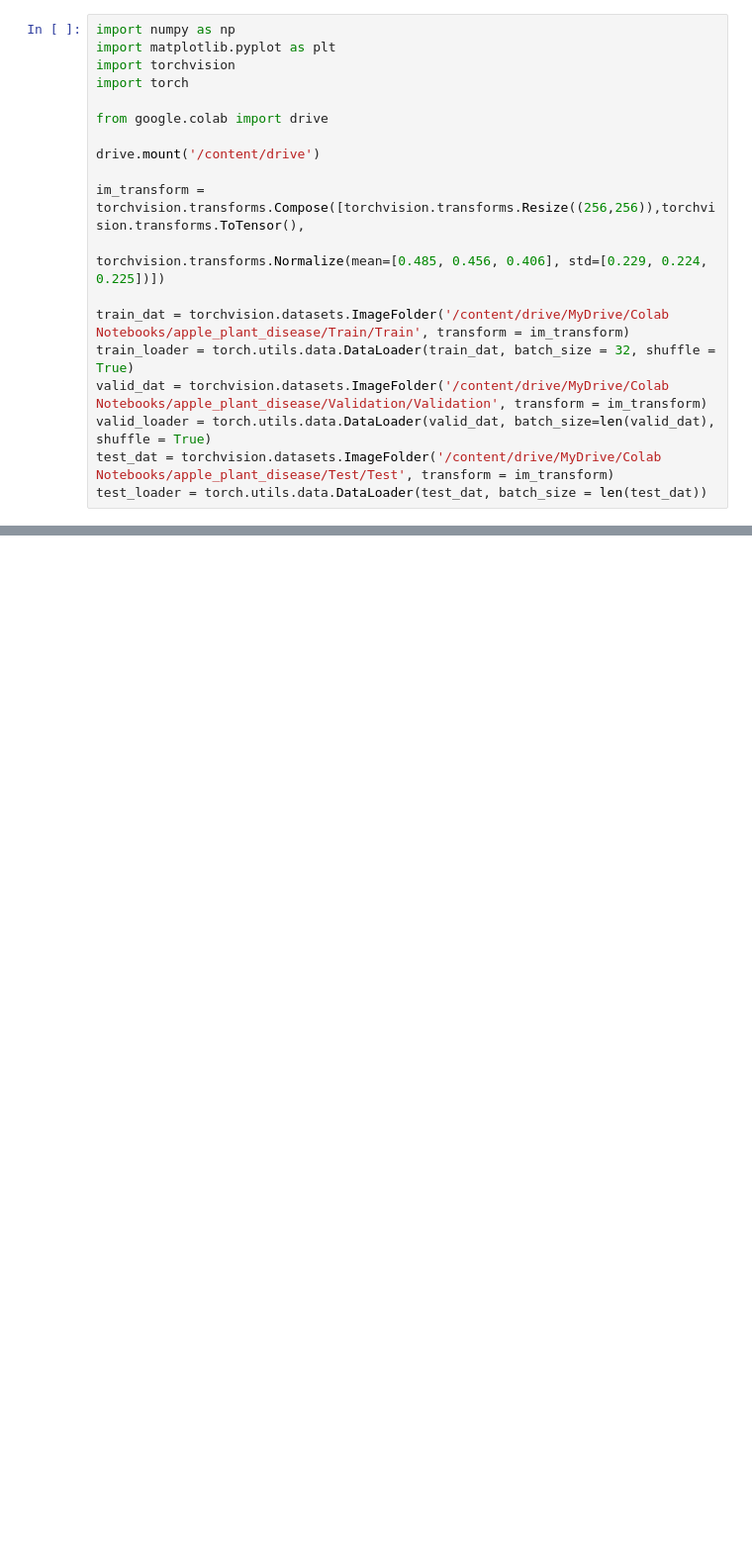
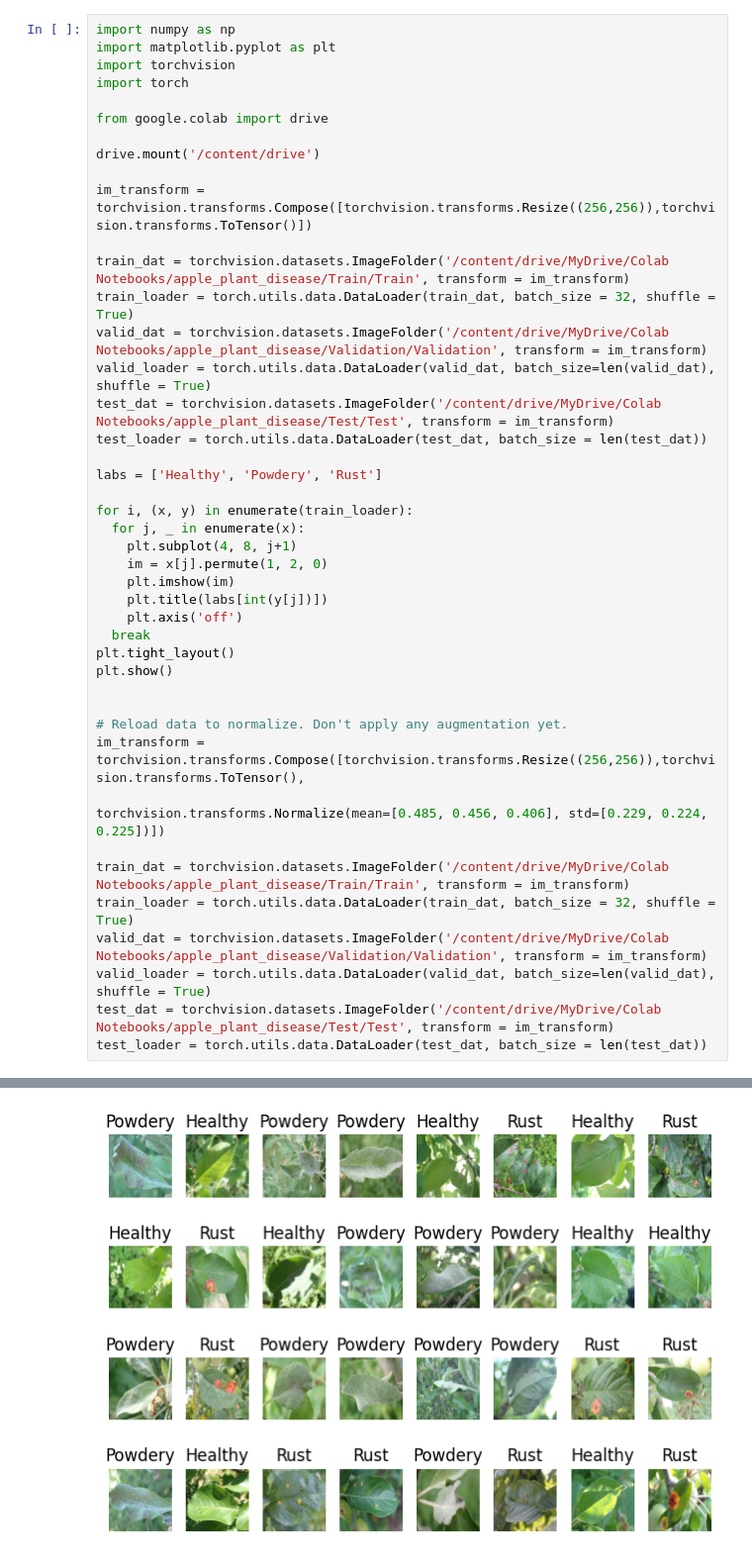
Before and after one commit to csch7/CSCI-4170, a Jupyter notebook: Homework-05/CNNs.ipynb, the cells around one changed output, grey strips where cells are left out. Shown: that part at 99% size. Cells and saved outputs as stored; diff of their text form; blank space fills up the shorter version.

```diff
--- a/Homework-05/CNNs.ipynb
+++ b/Homework-05/CNNs.ipynb
@@ -10,6 +17,30 @@ from google.colab import drive
 
 drive.mount('/content/drive')
 
+im_transform = torchvision.transforms.Compose([torchvision.transforms.Resize((256,256)),torchvision.transforms.ToTensor()])
+
+train_dat = torchvision.datasets.ImageFolder('/content/drive/MyDrive/Colab Notebooks/apple_plant_disease/Train/Train', transform = im_transform)
+train_loader = torch.utils.data.DataLoader(train_dat, batch_size = 32, shuffle = True)
+valid_dat = torchvision.datasets.ImageFolder('/content/drive/MyDrive/Colab Notebooks/apple_plant_disease/Validation/Validation', transform = im_transform)
+valid_loader = torch.utils.data.DataLoader(valid_dat, batch_size=len(valid_dat), shuffle = True)
+test_dat = torchvision.datasets.ImageFolder('/content/drive/MyDrive/Colab Notebooks/apple_plant_disease/Test/Test', transform = im_transform)
+test_loader = torch.utils.data.DataLoader(test_dat, batch_size = len(test_dat))
+
+labs = ['Healthy', 'Powdery', 'Rust']
+
+for i, (x, y) in enumerate(train_loader):
+  for j, _ in enumerate(x):
+    plt.subplot(4, 8, j+1)
+    im = x[j].permute(1, 2, 0)
+    plt.imshow(im)
+    plt.title(labs[int(y[j])])
+    plt.axis('off')
+  break
+plt.tight_layout()
+plt.show()
+
+
+# Reload data to normalize. Don't apply any augmentation yet.
 im_transform = torchvision.transforms.Compose([torchvision.transforms.Resize((256,256)),torchvision.transforms.ToTensor(),
                                                torchvision.transforms.Normalize(mean=[0.485, 0.456, 0.406], std=[0.229, 0.224, 0.225])])
 
@@ -23,0 +55 @@ Mounted at /content/drive
+[figure, added]
```
Also changed, not shown: parts of 9 cells of this notebook.
